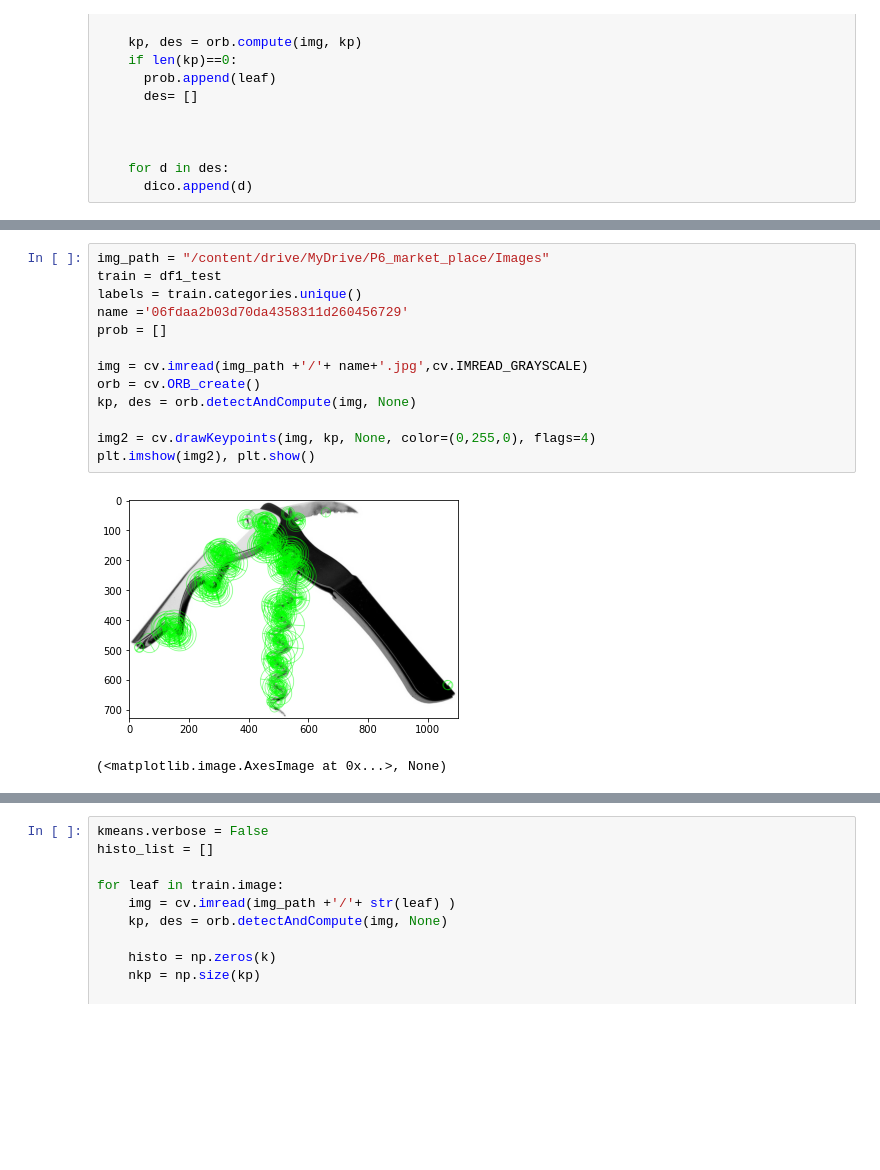
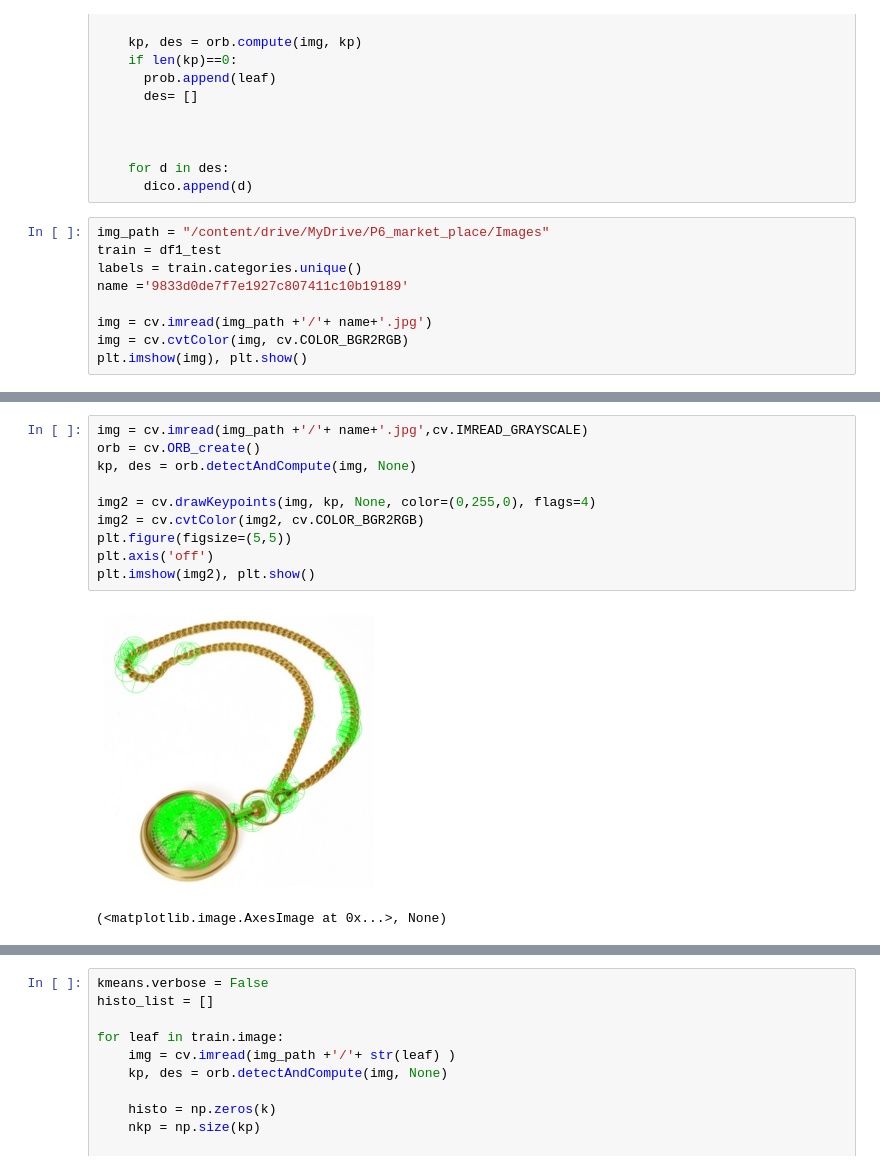
Before and after one commit to JeongJeong-code/P6_market_place, a Jupyter notebook: text_image_classification.ipynb, the cells around one changed output, grey strips where cells are left out. Cells and saved outputs as stored; diff of their text form; blank space fills up the shorter version.

```diff
--- a/text_image_classification.ipynb
+++ b/text_image_classification.ipynb
@@ -237,3 +246,12 @@ for leaf in train.image:
 
     for d in des:
       dico.append(d)
+# %%
+img_path = "/content/drive/MyDrive/P6_market_place/Images"
+train = df1_test
+labels = train.categories.unique()
+name ='9833d0de7f7e1927c807411c10b19189'
+
+img = cv.imread(img_path +'/'+ name+'.jpg')
+img = cv.cvtColor(img, cv.COLOR_BGR2RGB)
+plt.imshow(img), plt.show()
@@ -240,16 +261,13 @@ for leaf in train.image:
 # %%
-img_path = "/content/drive/MyDrive/P6_market_place/Images"
-train = df1_test
-labels = train.categories.unique()
-name ='06fdaa2b03d70da4358311d260456729'
-prob = []
-
 img = cv.imread(img_path +'/'+ name+'.jpg',cv.IMREAD_GRAYSCALE)
 orb = cv.ORB_create()
 kp, des = orb.detectAndCompute(img, None)
 
 img2 = cv.drawKeypoints(img, kp, None, color=(0,255,0), flags=4)
+img2 = cv.cvtColor(img2, cv.COLOR_BGR2RGB)
+plt.figure(figsize=(5,5))
+plt.axis('off')
 plt.imshow(img2), plt.show()
 # %% [output]
-[figure, old version]
+[figure, new version]
 (<matplotlib.image.AxesImage at 0x...>, None)
```
Also changed, not shown: parts of 13 cells of this notebook.
